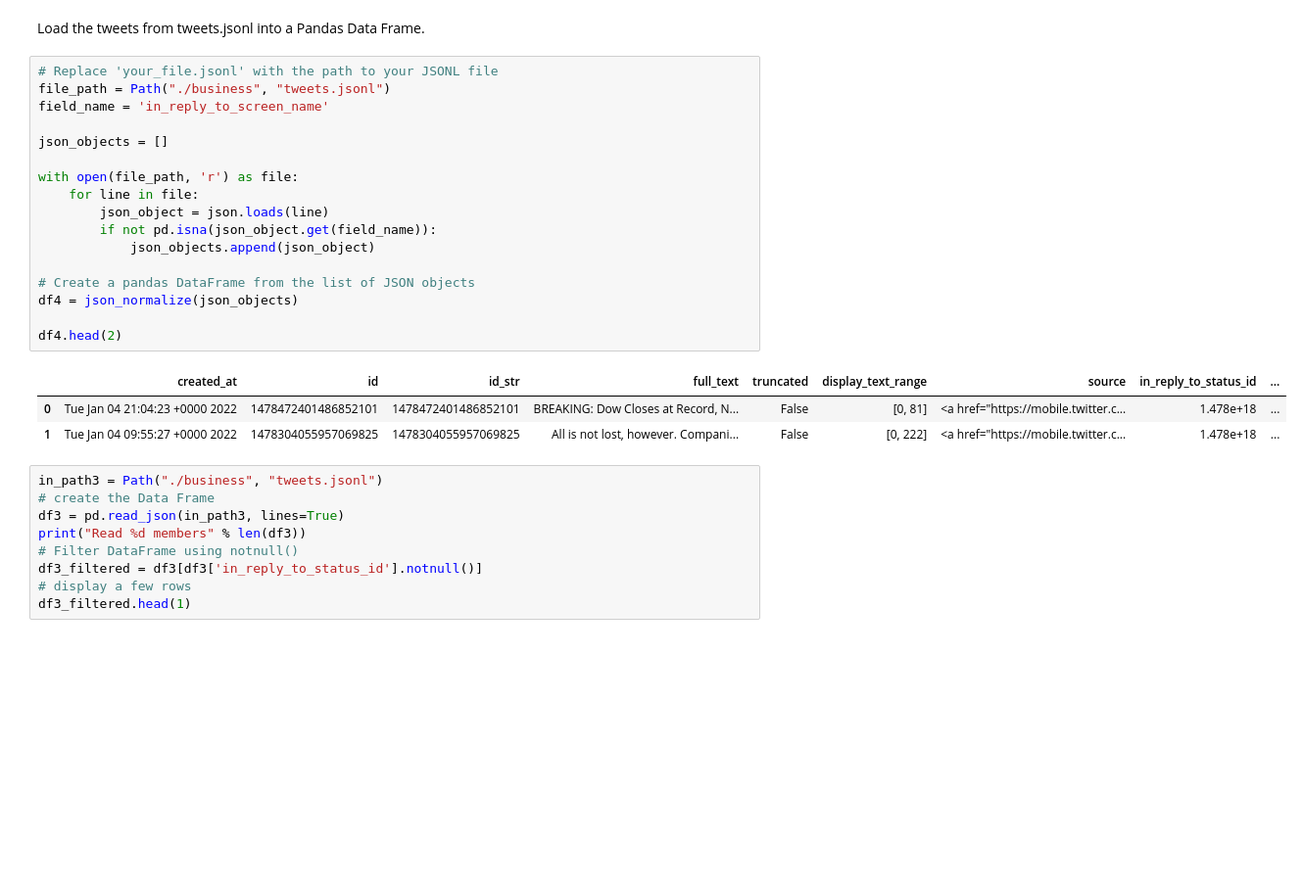
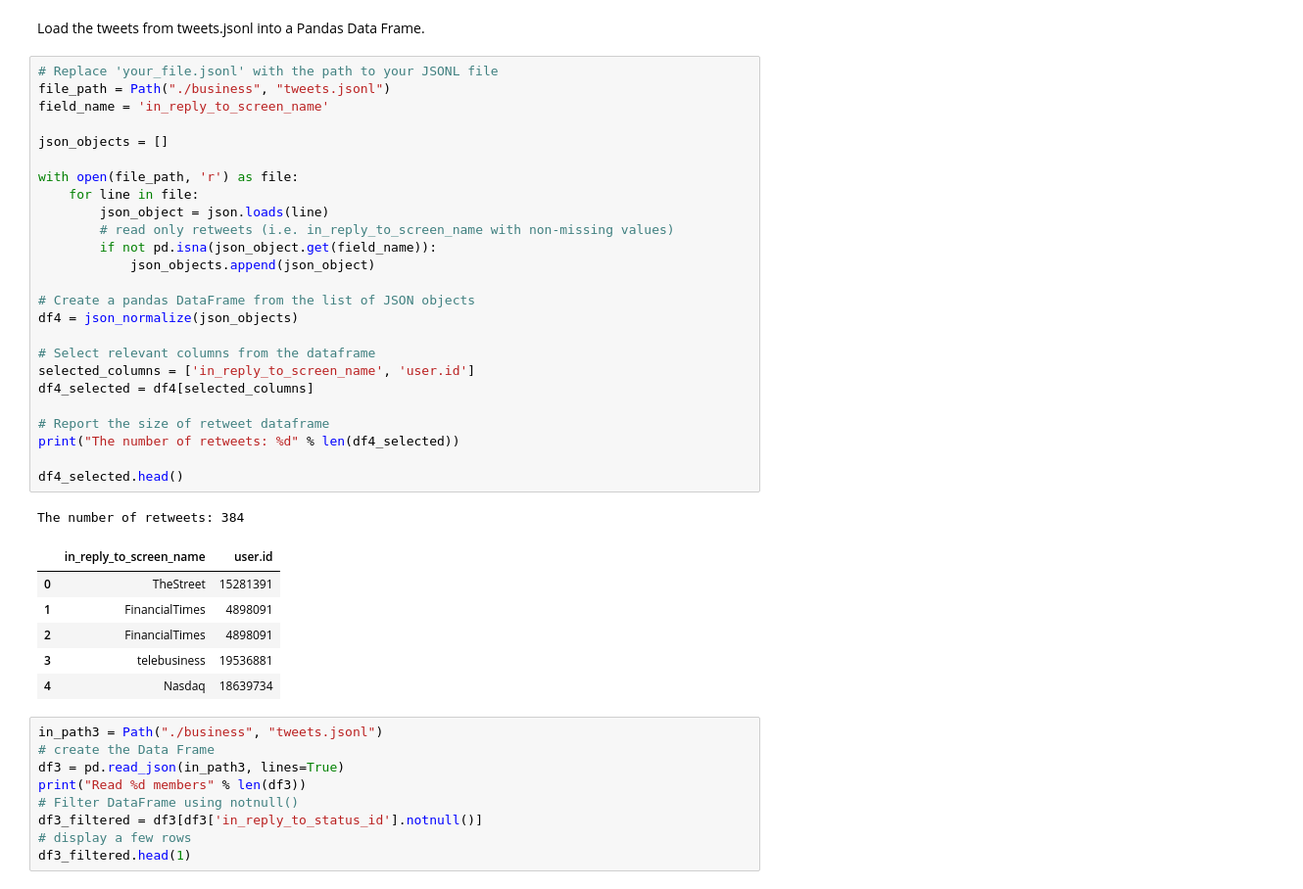
Before and after one commit to kbankowski/2022-11_data-academy, a Jupyter notebook: Level2/Group Projects/07_Network_Twitter/Project_Codes.ipynb, the cells around one changed output. Shown at 98% size. Drawn from its saved outputs; the diff is of its cells as text; blank space fills up the shorter version.

Commit message:
Retweet dataframe created

```diff
--- a/Level2/Group Projects/07_Network_Twitter/Project_Codes.ipynb
+++ b/Level2/Group Projects/07_Network_Twitter/Project_Codes.ipynb
@@ -60,24 +60,36 @@ Load the tweets from tweets.jsonl into a Pandas Data Frame.
 # %%
 # Replace 'your_file.jsonl' with the path to your JSONL file
 file_path = Path("./business", "tweets.jsonl")
 field_name = 'in_reply_to_screen_name'
 
 json_objects = []
 
 with open(file_path, 'r') as file:
     for line in file:
         json_object = json.loads(line)
+        # read only retweets (i.e. in_reply_to_screen_name with non-missing values)
         if not pd.isna(json_object.get(field_name)):
             json_objects.append(json_object)
 
 # Create a pandas DataFrame from the list of JSON objects
 df4 = json_normalize(json_objects)
 
-df4.head(2)
+# Select relevant columns from the dataframe
+selected_columns = ['in_reply_to_screen_name', 'user.id']
+df4_selected = df4[selected_columns]
+
+# Report the size of retweet dataframe
+print("The number of retweets: %d" % len(df4_selected))
+
+df4_selected.head()
 # %% [output]
+The number of retweets: 384
-|  | created_at | id | id_str | full_text | truncated | display_text_range | source | in_reply_to_status_id | ... |
-| 0 | Tue Jan 04 21:04:23 +0000 2022 | 1478472401486852101 | 1478472401486852101 | BREAKING: Dow Closes at Record, N... | False | [0, 81] | <a href="https://mobile.twitter.c... | 1.478e+18 | ... |
-| 1 | Tue Jan 04 09:55:27 +0000 2022 | 1478304055957069825 | 1478304055957069825 | All is not lost, however. Compani... | False | [0, 222] | <a href="https://mobile.twitter.c... | 1.478e+18 | ... |
+|  | in_reply_to_screen_name | user.id |
+| 0 | TheStreet | 15281391 |
+| 1 | FinancialTimes | 4898091 |
+| 2 | FinancialTimes | 4898091 |
+| 3 | telebusiness | 19536881 |
+| 4 | Nasdaq | 18639734 |
 # %%
 in_path3 = Path("./business", "tweets.jsonl")
 # create the Data Frame
```
